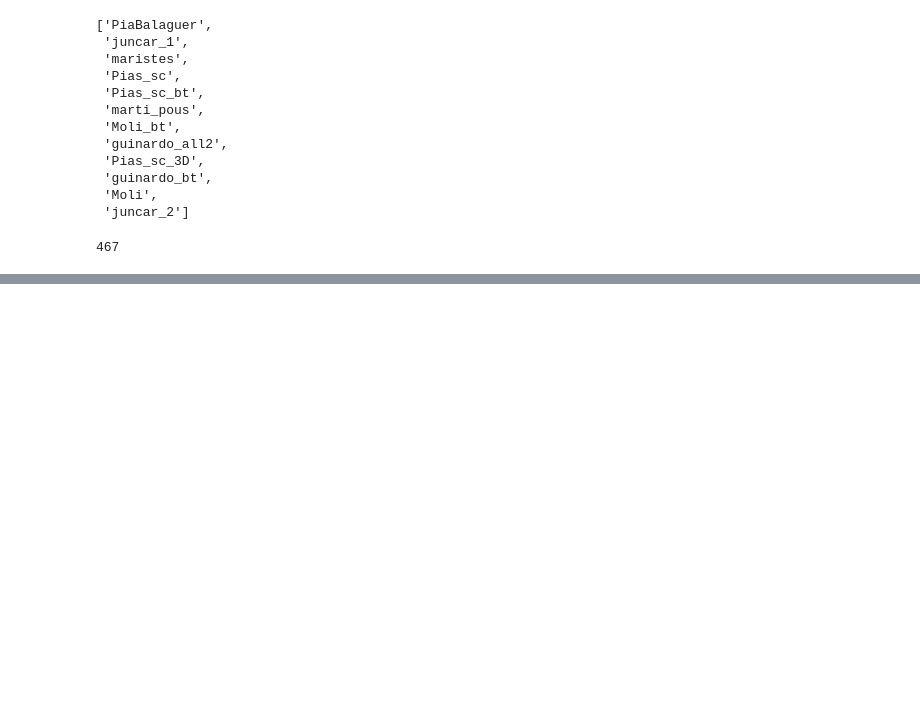
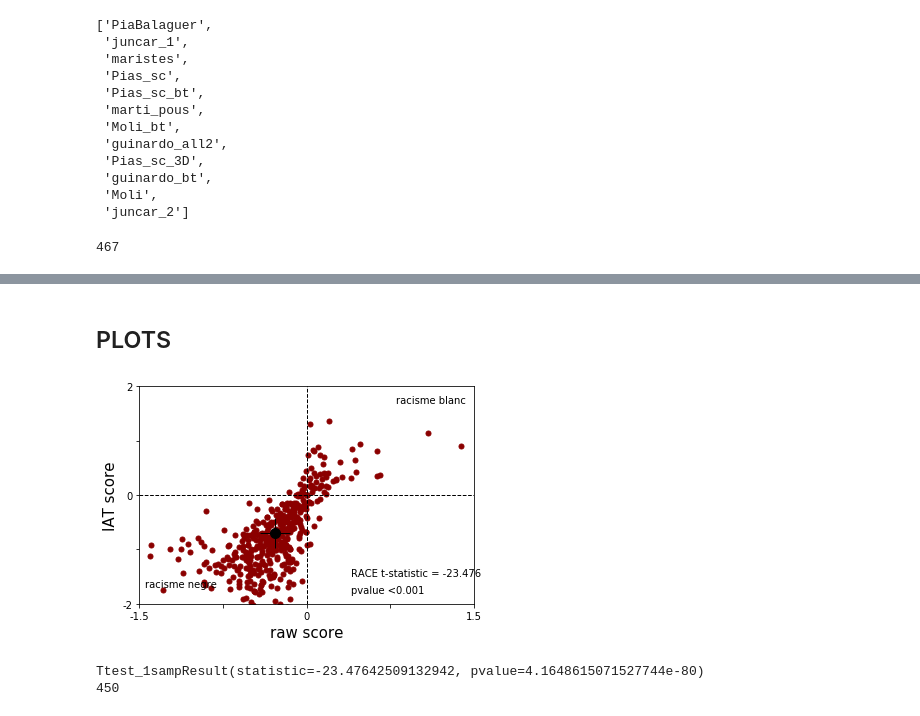
Before and after one commit to davidbestue/OpenBrains, a Jupyter notebook: IAT/analysis_schools_all.ipynb, the cells around one changed output, grey strips where cells are left out. Drawn from its saved outputs; the diff is of its cells as text; code cells hidden in the pictures; blank space fills up the shorter version.

```diff
--- a/IAT/analysis_schools_all.ipynb
+++ b/IAT/analysis_schools_all.ipynb
@@ -61,5 +61,5 @@ for idx,fold in enumerate(folders_correct):
     all_files.append(files)
 
 
-IAT_files = [item for sublist in all_files for item in sublist]
+files = [item for sublist in all_files for item in sublist]
 # %%
@@ -68,0 +91,6 @@ len(IAT_files)
+# %%
+## -----------DEFINE PARAMETERS
+penalty=0.600 #penalty - in seconds - for incorrect responses
+slowRT_limit=10 #threshold at which slow RTs are discarded
+fastRT_limit=0.300 #threshold which defines responses which are "too fast"
+fast_prop_limit=0.1 # threshold proportion of "too fast" responses which defines exclusion of ppt
@@ -68,0 +191,11 @@ len(IAT_files)
+# %%
+iat_race=pd.DataFrame(summary)
+iat_race.columns = ['file_code', 'IAT score', 'raw uncorrected', 'congruent mean RT','congruent RT sd', 'congruent error prop','incongruent mean RT','incongruent RT sd', 'incongruent error prop', 'congruent adjmean RT', 'incongruent adjmean RT' ]
+#iat_race.to_csv(path_summary_file + 'summary_filex.csv')
+# %%
+iat_race['congruent mean RT'] =  iat_race['congruent mean RT'].astype(float)
+iat_race['incongruent mean RT'] =  iat_race['incongruent mean RT'].astype(float)
+iat_race['congruent adjmean RT'] =  iat_race['congruent adjmean RT'].astype(float)
+iat_race['incongruent adjmean RT'] =  iat_race['incongruent adjmean RT'].astype(float)
+# %% [markdown]
+## PLOTS
@@ -68,0 +242,57 @@ len(IAT_files)
+# %%
+##PLOT
+
+plt.figure()
+
+for i in range(len(RAWrace)):
+    plt.plot(RAWrace[i], IATrace[i], marker='.', markersize=10, color='darkred' )
+
+
+#plt.xlim([-0.5,0.5])
+#plt.xticks([-0.5, -0.25, 0, 0.25, 0.5], ['-0.5', '', '0', '', '0.5'], fontsize=10)
+plt.xlim([-1.5,1.5])
+plt.xticks([-1.5, -0.75, 0, 0.75, 1.5], ['-1.5', '', '0', '', '1.5'], fontsize=10)
+
+#plt.plot([-0.5, 0.5], [0,0], 'k--', linewidth=1)
+plt.plot([-1.5, 1.5], [0,0], 'k--', linewidth=1)
+
+
+plt.ylim([-2,2])
+plt.yticks([-2,-1, 0, 1,2], ['-2','', '0', '','2'], fontsize=10)
+
+plt.plot( [0,0], [-2,2], 'k--', linewidth=1)
+plt.xlabel('raw score', fontsize=15)
+plt.ylabel('IAT score', fontsize=15)
+
+plt.plot(np.mean(RAWrace), np.mean(IATrace), marker='+', markersize=30, color='k' )
+plt.plot(np.mean(RAWrace), np.mean(IATrace), marker='.', markersize=20, color='k' )
+
+stats1 = stats.ttest_1samp(IATrace, 0)
+
+# plt.text( 0.1, -1.5, 'RACE t-statistic = ' + str(np.round(stats[0], 3)), fontsize=10 )
+# plt.text( 0.1, -1.8, 'pvalue = ' + str(np.round(stats[1], 3)), fontsize=10 )
+plt.text( 0.4, -1.5, 'RACE t-statistic = ' + str(np.round(stats1[0], 3)), fontsize=10 )
+#plt.text( 0.4, -1.8, 'pvalue = ' + str(np.round(stats1[1], 3)), fontsize=10 )
+plt.text( 0.4, -1.8, 'pvalue <0.001', fontsize=10 )
+
+
+# plt.text( 0.3, 1.7, 'white racism' , fontsize=10 )
+# plt.text( -0.45, -1.7, 'black racism' , fontsize=10 )
+plt.text( 0.8, 1.7, 'racisme blanc' , fontsize=10 )
+plt.text( -1.45, -1.7, 'racisme negre' , fontsize=10 )
+
+
+plt.savefig('biblios1.png', transparent=True)
+plt.show(block=False)
+
+#plt.savefig('IATscatter.png', dpi=300, facecolor='w', edgecolor='w',
+#            orientation='portrait', papertype=None, format=None,
+#            transparent=False, bbox_inches=None, pad_inches=0.1)
+
+
+print(stats1)
+print(len(IATrace))
+# %% [output]
+[figure, added]
+Ttest_1sampResult(statistic=-23.47642509132942, pvalue=4.1648615071527744e-80)
+450
```
Also changed, not shown: parts of 7 cells of this notebook, 2 other files.
